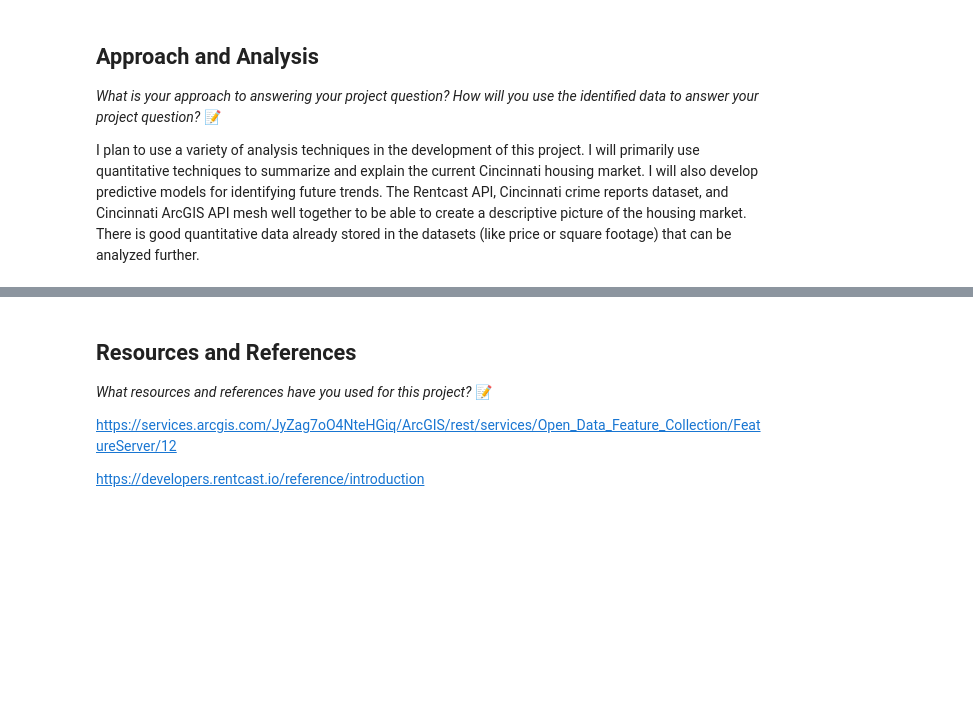
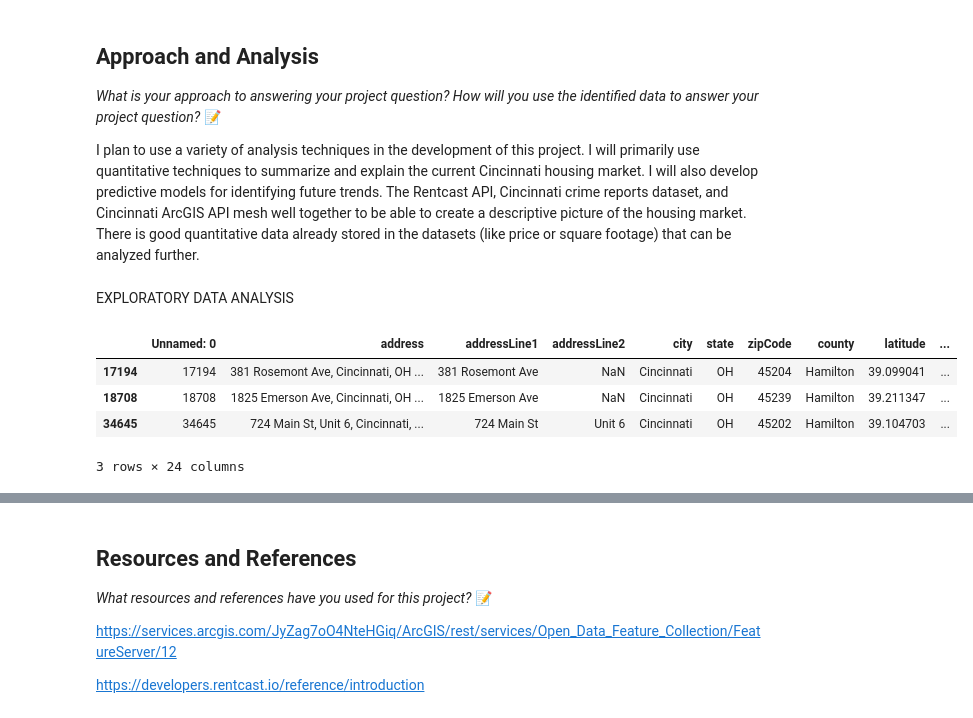
Before and after one commit to IT4063C-Fall2026/data-tech-analytics-final-project-sagebushstone, a Jupyter notebook: source.ipynb, the cells around one changed output, grey strips where cells are left out. Drawn from its saved outputs; the diff is of its cells as text; code cells hidden in the pictures; blank space fills up the shorter version.

```diff
--- a/source.ipynb
+++ b/source.ipynb
@@ -148,3 +171,13 @@ matched.to_csv("assets/AllListings.csv")
 # from here, getting all my data in one spot for future analysis and use
 listingdf = pd.read_csv("assets/AllListings.csv")
 crimedf = pd.read_csv("assets/CincinnatiCrimeReports.csv")
+# %% [markdown]
+EXPLORATORY DATA ANALYSIS
+# %%
+listingdf.sample(3)
+# %% [output]
+|  | Unnamed: 0 | address | addressLine1 | addressLine2 | city | state | zipCode | county | latitude | ... |
+| 17194 | 17194 | 381 Rosemont Ave, Cincinnati, OH ... | 381 Rosemont Ave | NaN | Cincinnati | OH | 45204 | Hamilton | 39.099041 | ... |
+| 18708 | 18708 | 1825 Emerson Ave, Cincinnati, OH ... | 1825 Emerson Ave | NaN | Cincinnati | OH | 45239 | Hamilton | 39.211347 | ... |
+| 34645 | 34645 | 724 Main St, Unit 6, Cincinnati, ... | 724 Main St | Unit 6 | Cincinnati | OH | 45202 | Hamilton | 39.104703 | ... |
+3 rows × 24 columns
```
Also changed, not shown: parts of 7 cells of this notebook, 2 other files.
